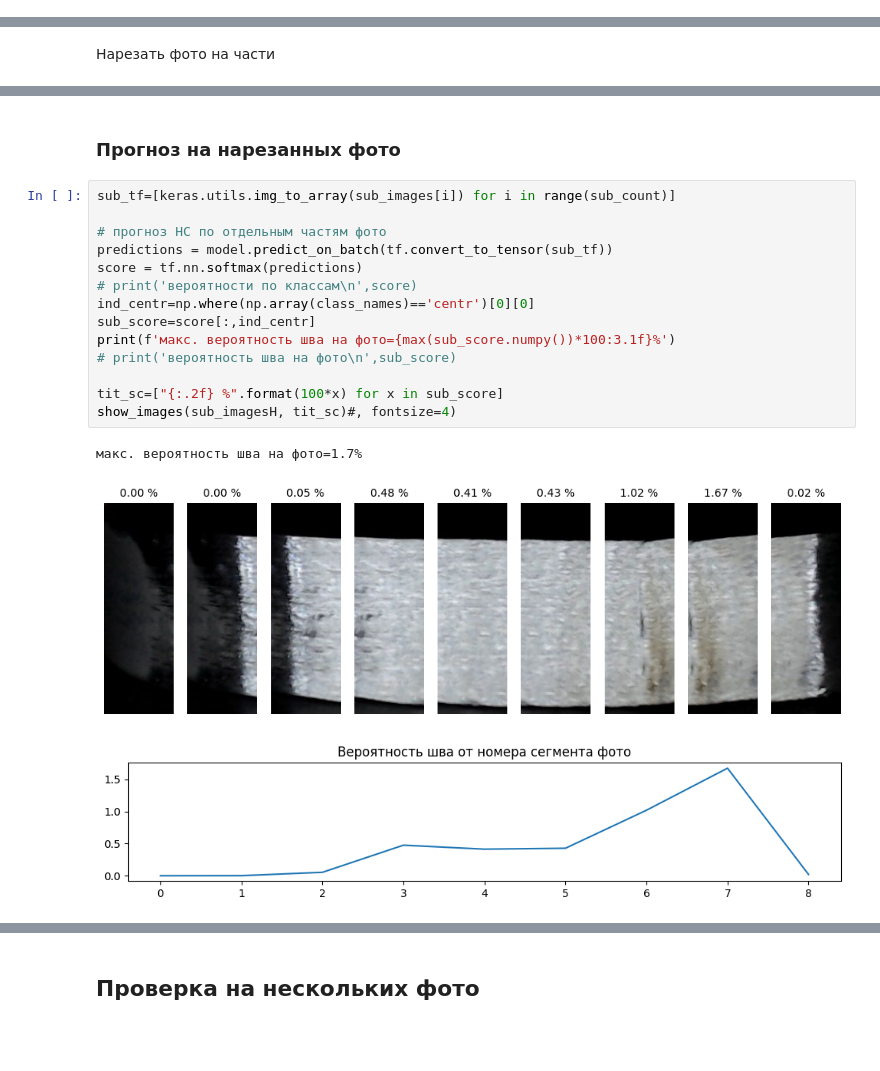
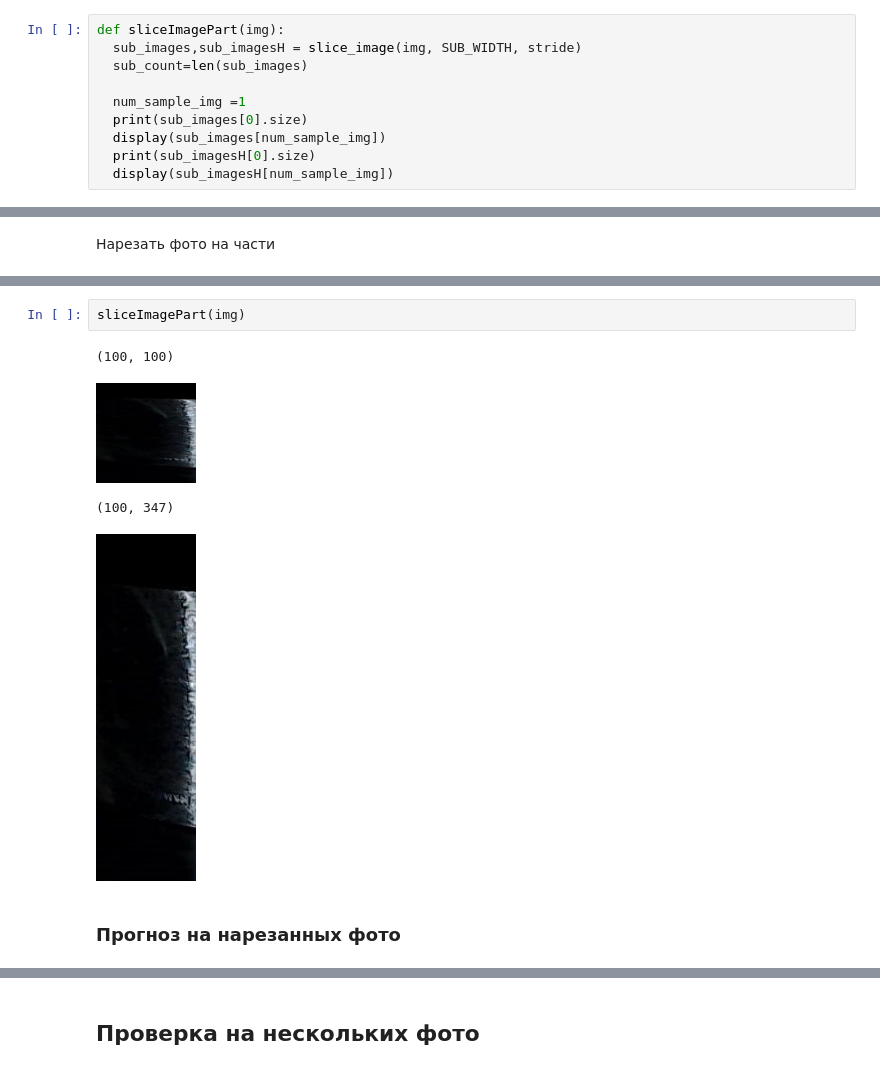
Before and after one commit to aepanfilov/shov, a Jupyter notebook: Shov.ipynb, the cells around one changed output, grey strips where cells are left out. Saved outputs shown, nothing was run; the diff lists cells and outputs as text; blank space fills up the shorter version.

```diff
--- a/Shov.ipynb
+++ b/Shov.ipynb
@@ -449,3 +448,13 @@ def selectImage():
   print('Fото выбрано',img.size)
   display(img)
   return img
+# %%
+def sliceImagePart(img):
+  sub_images,sub_imagesH = slice_image(img, SUB_WIDTH, stride)
+  sub_count=len(sub_images)
+
+  num_sample_img =1
+  print(sub_images[0].size)
+  display(sub_images[num_sample_img])
+  print(sub_imagesH[0].size)
+  display(sub_imagesH[num_sample_img])
@@ -493,20 +547,9 @@ display(sub_imagesH[num_sample_img])
+# %%
+sliceImagePart(img)
+# %% [output]
+(100, 100)
+[figure, added]
+(100, 347)
+[figure, added]
 # %% [markdown]
 ### Прогноз на нарезанных фото
-# %%
-sub_tf=[keras.utils.img_to_array(sub_images[i]) for i in range(sub_count)]
-
-# прогноз НС по отдельным частям фото
-predictions = model.predict_on_batch(tf.convert_to_tensor(sub_tf))
-score = tf.nn.softmax(predictions)
-# print('вероятности по классам\n',score)
-ind_centr=np.where(np.array(class_names)=='centr')[0][0]
-sub_score=score[:,ind_centr]
-print(f'макс. вероятность шва на фото={max(sub_score.numpy())*100:3.1f}%')
-# print('вероятность шва на фото\n',sub_score)
-
-tit_sc=["{:.2f} %".format(100*x) for x in sub_score]
-show_images(sub_imagesH, tit_sc)#, fontsize=4)
-# %% [output]
-макс. вероятность шва на фото=1.7%
-[figure, removed]
-[figure, removed]
```
Also changed, not shown: parts of 11 cells of this notebook.
